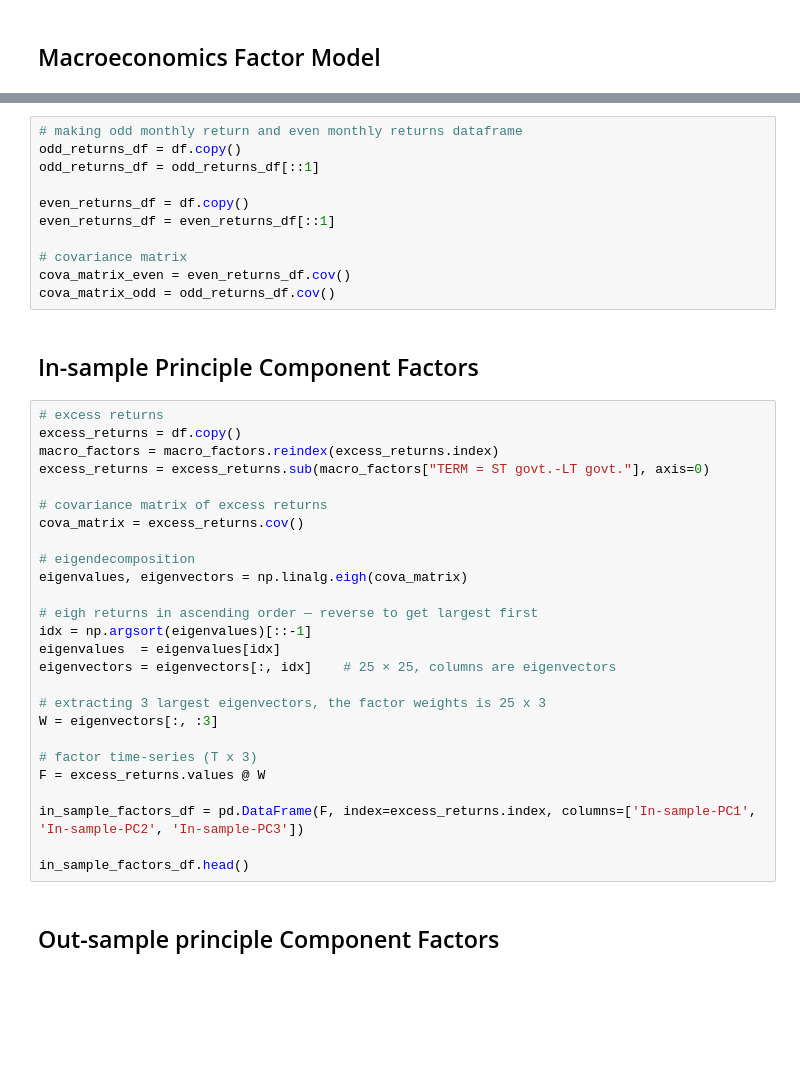
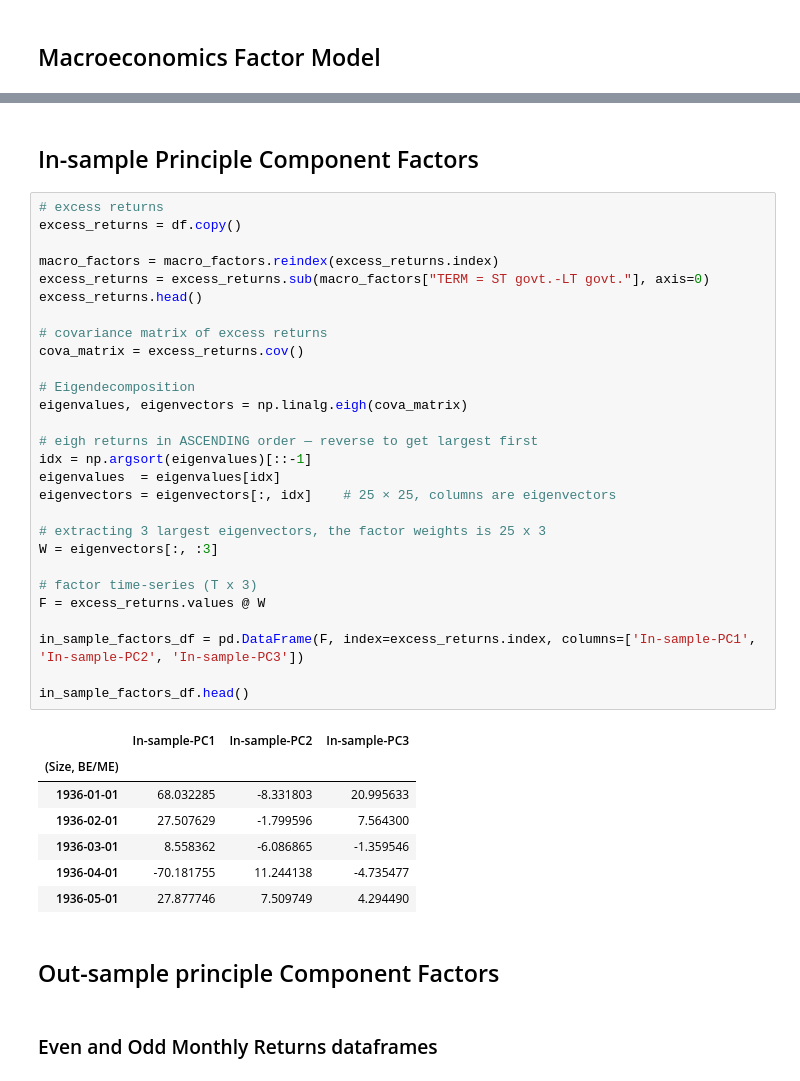
Before and after one commit to Hemasrikar/Financial-Statistics-and-Econometrics, a Jupyter notebook: asset_pricing_tests.ipynb, the cells around one changed output, grey strips where cells are left out. Cells and saved outputs as stored; diff of their text form; blank space fills up the shorter version.

```diff
--- a/asset_pricing_tests.ipynb
+++ b/asset_pricing_tests.ipynb
@@ -171,41 +182,42 @@ macro_factors.head()
-# %%
-# making odd monthly return and even monthly returns dataframe
-odd_returns_df = df.copy()
-odd_returns_df = odd_returns_df[::1]
-
-even_returns_df = df.copy()
-even_returns_df = even_returns_df[::1]
-
-# covariance matrix
-cova_matrix_even = even_returns_df.cov()
-cova_matrix_odd = odd_returns_df.cov()
 # %% [markdown]
 ## In-sample Principle Component Factors
 # %%
 # excess returns
 excess_returns = df.copy()
+
 macro_factors = macro_factors.reindex(excess_returns.index)
 excess_returns = excess_returns.sub(macro_factors["TERM = ST govt.-LT govt."], axis=0)
+excess_returns.head()
 
 # covariance matrix of excess returns
 cova_matrix = excess_returns.cov()
 
-# eigendecomposition
+# Eigendecomposition
 eigenvalues, eigenvectors = np.linalg.eigh(cova_matrix)
 
-# eigh returns in ascending order — reverse to get largest first
+# eigh returns in ASCENDING order — reverse to get largest first
 idx = np.argsort(eigenvalues)[::-1]
 eigenvalues  = eigenvalues[idx]
 eigenvectors = eigenvectors[:, idx]    # 25 × 25, columns are eigenvectors
 
 # extracting 3 largest eigenvectors, the factor weights is 25 x 3
 W = eigenvectors[:, :3]
 
 # factor time-series (T x 3)
 F = excess_returns.values @ W
 
 in_sample_factors_df = pd.DataFrame(F, index=excess_returns.index, columns=['In-sample-PC1', 'In-sample-PC2', 'In-sample-PC3'])
 
 in_sample_factors_df.head()
+# %% [output]
+|  | In-sample-PC1 | In-sample-PC2 | In-sample-PC3 |
+| (Size, BE/ME) |  |  |  |
+| 1936-01-01 | 68.032285 | -8.331803 | 20.995633 |
+| 1936-02-01 | 27.507629 | -1.799596 | 7.564300 |
+| 1936-03-01 | 8.558362 | -6.086865 | -1.359546 |
+| 1936-04-01 | -70.181755 | 11.244138 | -4.735477 |
+| 1936-05-01 | 27.877746 | 7.509749 | 4.294490 |
 # %% [markdown]
 ## Out-sample principle Component Factors
+# %% [markdown]
+### Even and Odd Monthly Returns dataframes
```
Also changed, not shown: parts of 6 cells of this notebook.
